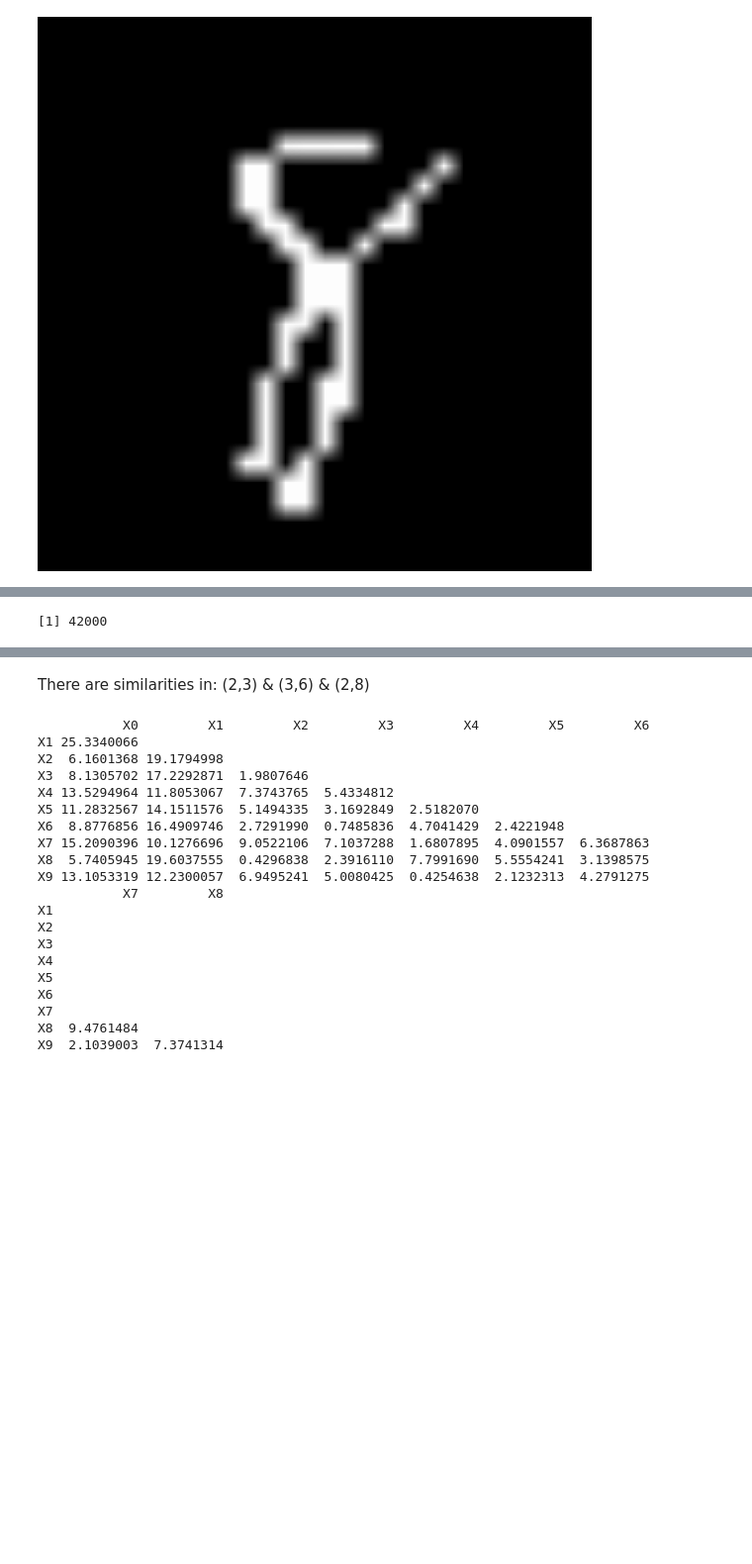
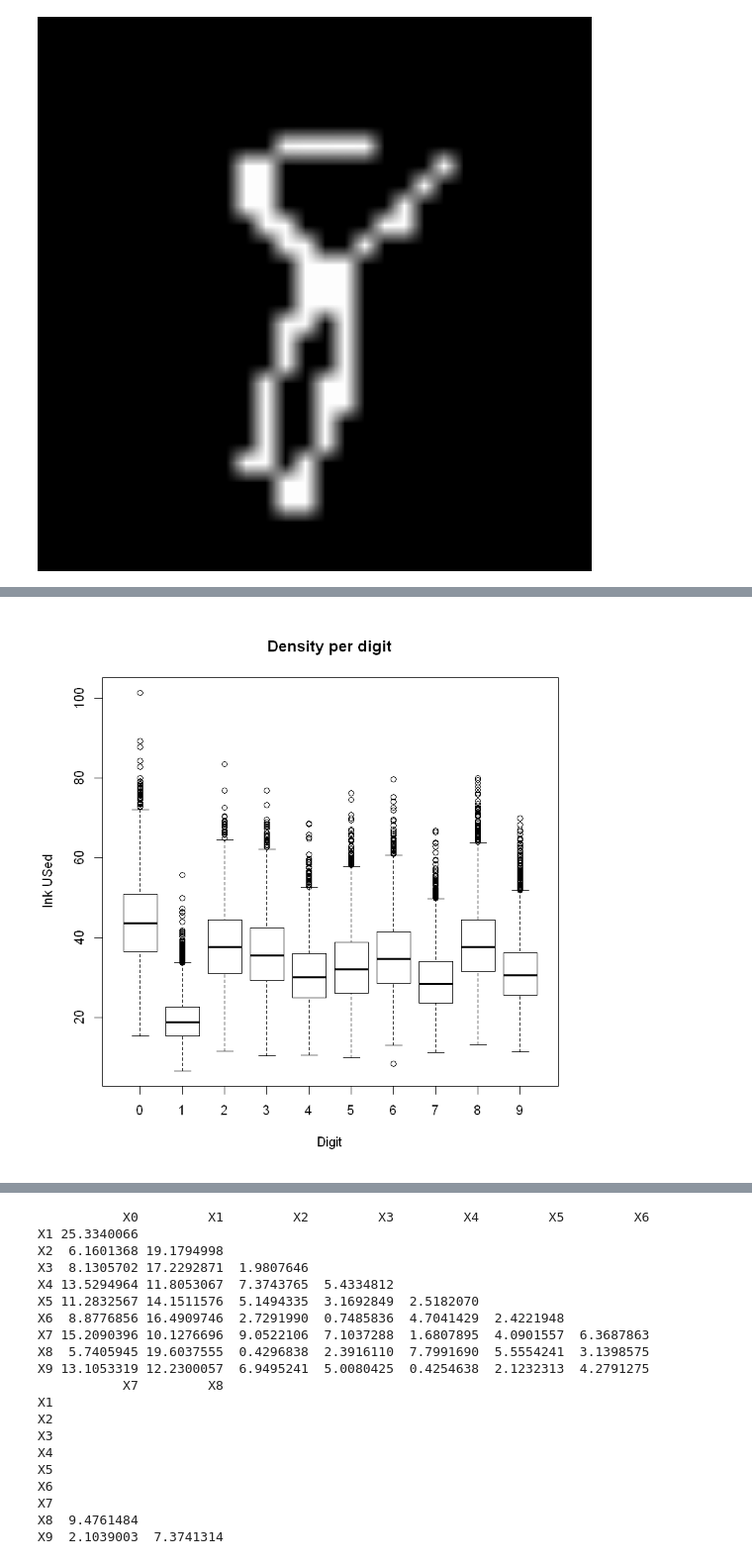
Before and after one commit to FilippoL/PatternRecognition, a Jupyter notebook: PracticalAssignment.ipynb, the cells around one changed output, grey strips where cells are left out. Shown at 99% size. Drawn from its saved outputs; the diff is of its cells as text; code cells hidden in the pictures; blank space fills up the shorter version.

```diff
--- a/PracticalAssignment.ipynb
+++ b/PracticalAssignment.ipynb
@@ -117,8 +147,8 @@ axis(side=1, at=seq(0, 256, 8))
 # %%
 density_per_image = apply(mnist.dat[,-1], MARGIN=1, FUN=function(x) sum(x)/784)
-length(density_per_image)
+plot(mnist.dat$label, density_per_image, main="Density per digit", xlab="Digit", ylab="Ink USed")
 # %% [output]
-[1] 42000
+[figure, added]
 # %%
 summary_per_digit = rbind.data.frame(tapply(density_per_image, mnist.dat[,1],  function(x) cbind(mean = mean(x) ,
                                   sd = sd(x) ,
@@ -138,8 +168,6 @@ summary_per_digit
 | minimum | 15.29847 | 6.487245 | 11.521684 | 10.334184 | 10.507653 | 9.889031 | 8.409439 | 11.225765 | 13.211735 | 11.331633 |
 | maximum | 101.38138 | 55.716837 | 83.434949 | 76.920918 | 68.663265 | 76.264031 | 79.711735 | 66.758929 | 80.053571 | 69.936224 |
 | size | 4132.00000 | 4684.000000 | 4177.000000 | 4351.000000 | 4072.000000 | 3795.000000 | 4137.000000 | 4401.000000 | 4063.000000 | 4188.000000 |
-# %% [markdown]
-There are similarities in: (2,3) & (3,6) & (2,8)
 # %%
 dist(t(summary_per_digit[c("mean","sd"),]))
 # %% [output]
```
Also changed, not shown: parts of 13 cells of this notebook.
